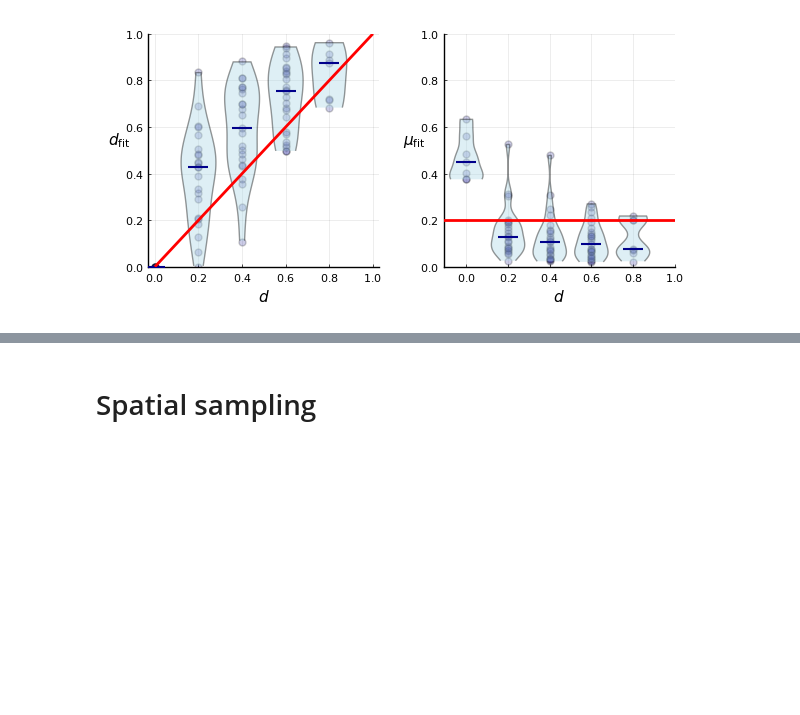
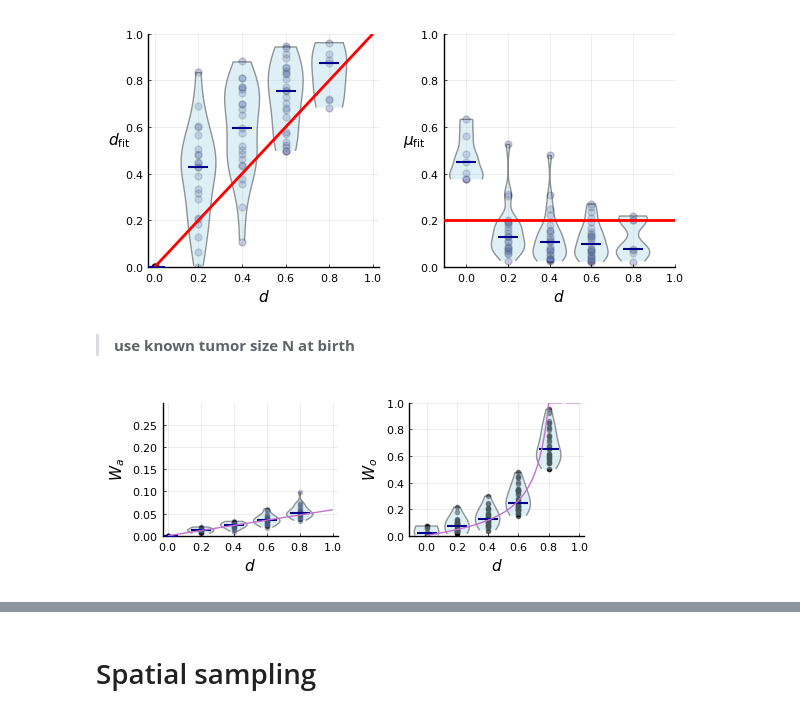
Before and after one commit to aangaji/Turnover, a Jupyter notebook: inference_rework.ipynb, the cells around one changed output, grey strips where cells are left out. Cells and saved outputs as stored; diff of their text form; code cells hidden in the pictures; blank space fills up the shorter version.

```diff
--- a/inference_rework.ipynb
+++ b/inference_rework.ipynb
@@ -87,3 +63,14 @@ mask = .!ismissing.(mufits)
 plot_infresult_violin(ds[mask], dfits[mask], mufits[mask]; mu=0.2)
 # %% [output]
 [figure]
+# %% [markdown]
+> **use known tumor size N at birth**
+# %%
+Nthresh_orph , Nthresh_estr = 5000, 500
+ds, Wa, Wo = get_turnover(tumorinfo; useknown_N = true, Nthresh_orph, Nthresh_estr,
+    tumor_sample_func = df -> df)
+mask = .!(isnan.(Wo))
+ds, Wa, Wo = ds[mask], Wa[mask], Wo[mask]
+plot_turnover_violin(ds, Wa, Wo; Nthresh_orph=Nthresh_orph, Nthresh_estr=Nthresh_estr, mu=0.2, size=(500,200))
+# %% [output]
+[figure, added]
```
Also changed, not shown: parts of 45 cells of this notebook, 19 other files.
